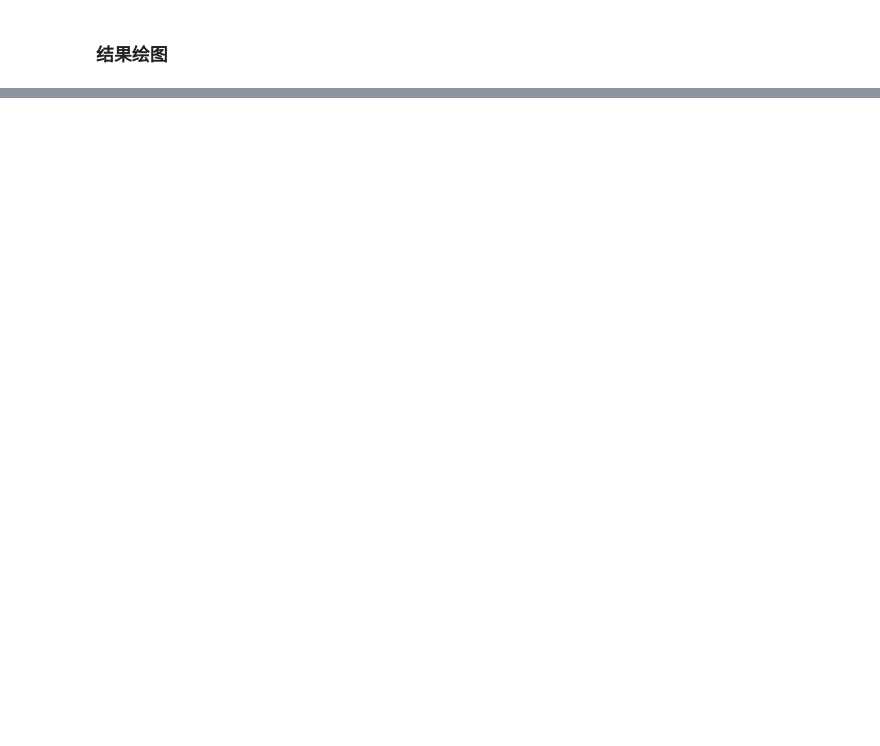
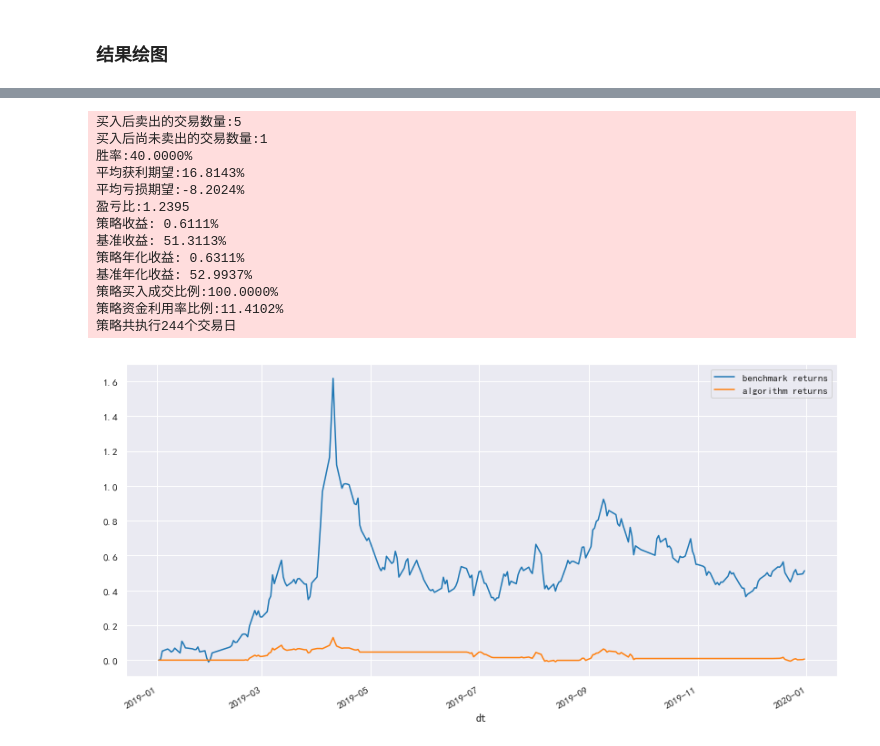
Before and after one commit to GuQiangJS/gquant-example, a Jupyter notebook: 策略测试-均线策略-短期均线穿越长期均线（双均线）.ipynb, the cells around one changed output, grey strips where cells are left out. Cells and saved outputs as stored; diff of their text form; code cells hidden in the pictures; blank space fills up the shorter version.

```diff
--- a/策略测试-均线策略-短期均线穿越长期均线（双均线）.ipynb
+++ b/策略测试-均线策略-短期均线穿越长期均线（双均线）.ipynb
@@ -378,0 +452,19 @@ kurtosis:1.143740902916364
+# %%
+buy_factors = [
+    {
+        'class': BuyStrategy1,
+        # 仓位管理
+        'position': {
+            'class': Position1
+        }
+    }
+]
+
+# 卖出因子
+sell_factors = [{
+    'class': SellStrategy1,
+},
+    {
+    'class': SellStrategy2,
+}]
+bt2 = backtest(buy_factors, sell_factors)
@@ -378,0 +643,18 @@ kurtosis:1.143740902916364
+# %%
+buy_factors = [
+    {
+        'class': BuyStrategy1,
+        # 仓位管理
+        'position': {'class': abupy.AbuKellyPosition, 'win_rate': bt2.win_rate,
+                                        'gains_mean': bt2.gains_mean, 'losses_mean': -bt2.losses_mean}
+    }
+]
+# 卖出因子
+sell_factors = [{
+    'class': SellStrategy1,
+},
+    {
+    'class': SellStrategy2,
+}
+]
+bt_2019_kelly = backtest(buy_factors, sell_factors,start='2019-01-01',end='2019-12-31')
@@ -378,0 +714,17 @@ kurtosis:1.143740902916364
+# %%
+bt_2019_kelly.plot_returns_cmp(only_show_returns=True)
+# %% [output]
+买入后卖出的交易数量:5
+买入后尚未卖出的交易数量:1
+胜率:40.0000%
+平均获利期望:16.8143%
+平均亏损期望:-8.2024%
+盈亏比:1.2395
+策略收益: 0.6111%
+基准收益: 51.3113%
+策略年化收益: 0.6311%
+基准年化收益: 52.9937%
+策略买入成交比例:100.0000%
+策略资金利用率比例:11.4102%
+策略共执行244个交易日
+[figure, added]
```
Also changed, not shown: parts of 36 cells of this notebook.
